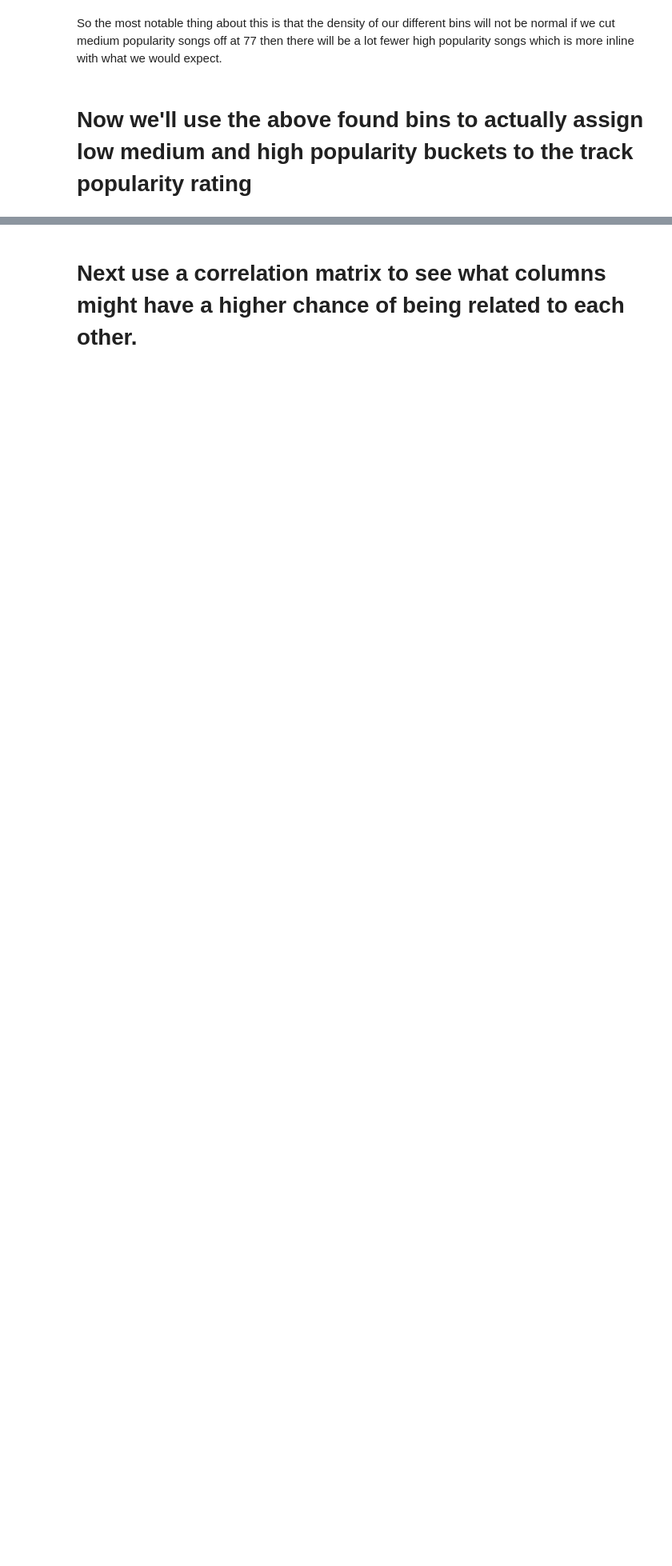
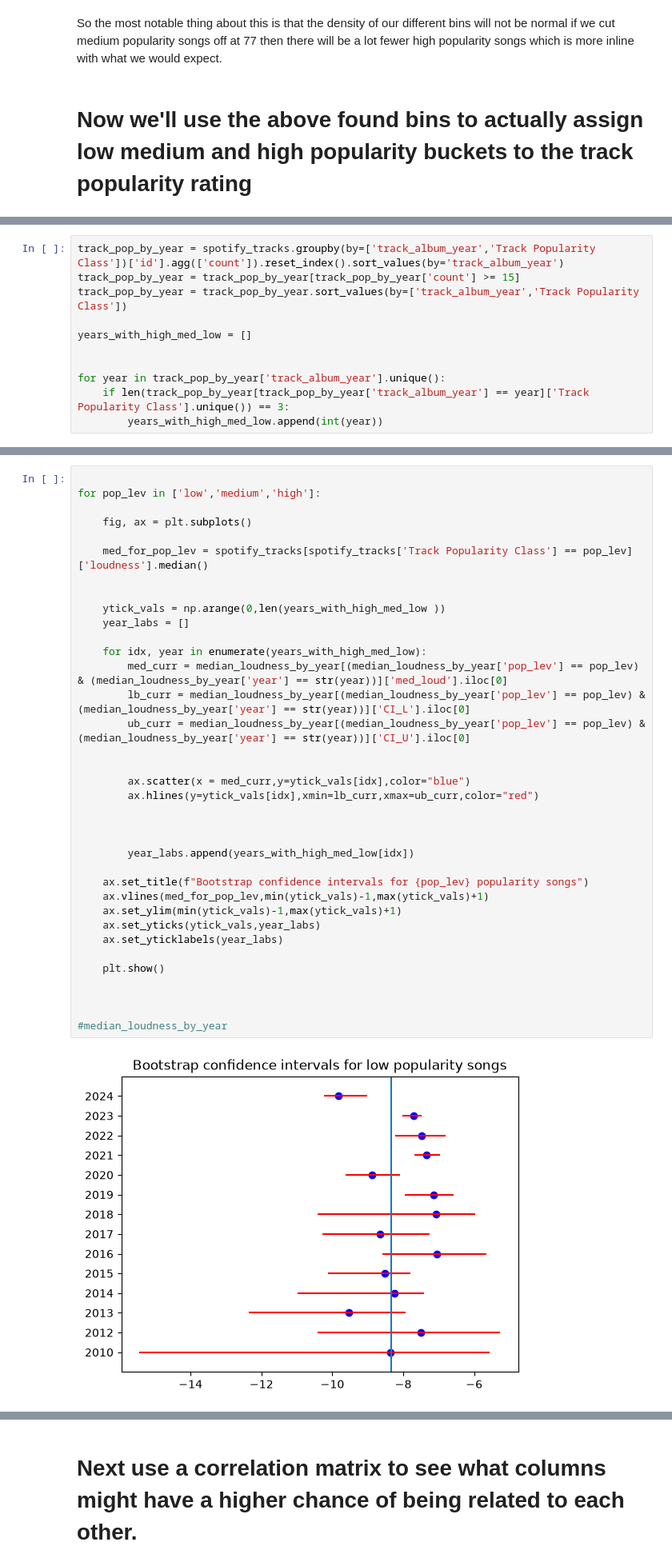
Before and after one commit to tylergarf/CU_STAT5000_Final_Proj, a Jupyter notebook: notebooks/02-eda.ipynb, the cells around one changed output, grey strips where cells are left out. Shown at 80% size. Saved outputs shown, nothing was run; the diff lists cells and outputs as text; blank space fills up the shorter version.

```diff
--- a/notebooks/02-eda.ipynb
+++ b/notebooks/02-eda.ipynb
@@ -99,0 +104,11 @@ Name: Track Popularity Class, Length: 4684, dtype: str
+# %%
+track_pop_by_year = spotify_tracks.groupby(by=['track_album_year','Track Popularity Class'])['id'].agg(['count']).reset_index().sort_values(by='track_album_year')
+track_pop_by_year = track_pop_by_year[track_pop_by_year['count'] >= 15]
+track_pop_by_year = track_pop_by_year.sort_values(by=['track_album_year','Track Popularity Class'])
+
+years_with_high_med_low = []
+
+
+for year in track_pop_by_year['track_album_year'].unique():
+    if len(track_pop_by_year[track_pop_by_year['track_album_year'] == year]['Track Popularity Class'].unique()) == 3:
+        years_with_high_med_low.append(int(year))
@@ -99,0 +169,38 @@ Name: Track Popularity Class, Length: 4684, dtype: str
+# %%
+
+for pop_lev in ['low','medium','high']:
+
+    fig, ax = plt.subplots()
+
+    med_for_pop_lev = spotify_tracks[spotify_tracks['Track Popularity Class'] == pop_lev]['loudness'].median()
+
+
+    ytick_vals = np.arange(0,len(years_with_high_med_low ))
+    year_labs = []
+
+    for idx, year in enumerate(years_with_high_med_low):
+        med_curr = median_loudness_by_year[(median_loudness_by_year['pop_lev'] == pop_lev) & (median_loudness_by_year['year'] == str(year))]['med_loud'].iloc[0]
+        lb_curr = median_loudness_by_year[(median_loudness_by_year['pop_lev'] == pop_lev) & (median_loudness_by_year['year'] == str(year))]['CI_L'].iloc[0]
+        ub_curr = median_loudness_by_year[(median_loudness_by_year['pop_lev'] == pop_lev) & (median_loudness_by_year['year'] == str(year))]['CI_U'].iloc[0]
+
+
+        ax.scatter(x = med_curr,y=ytick_vals[idx],color="blue")
+        ax.hlines(y=ytick_vals[idx],xmin=lb_curr,xmax=ub_curr,color="red")
+
+
+
+        year_labs.append(years_with_high_med_low[idx])
+
+    ax.set_title(f"Bootstrap confidence intervals for {pop_lev} popularity songs")
+    ax.vlines(med_for_pop_lev,min(ytick_vals)-1,max(ytick_vals)+1)
+    ax.set_ylim(min(ytick_vals)-1,max(ytick_vals)+1)
+    ax.set_yticks(ytick_vals,year_labs)
+    ax.set_yticklabels(year_labs)
+
+    plt.show()
+
+
+
+#median_loudness_by_year
+# %% [output]
+[figure, added]
```
Also changed, not shown: parts of 10 cells of this notebook, 1 other file.
